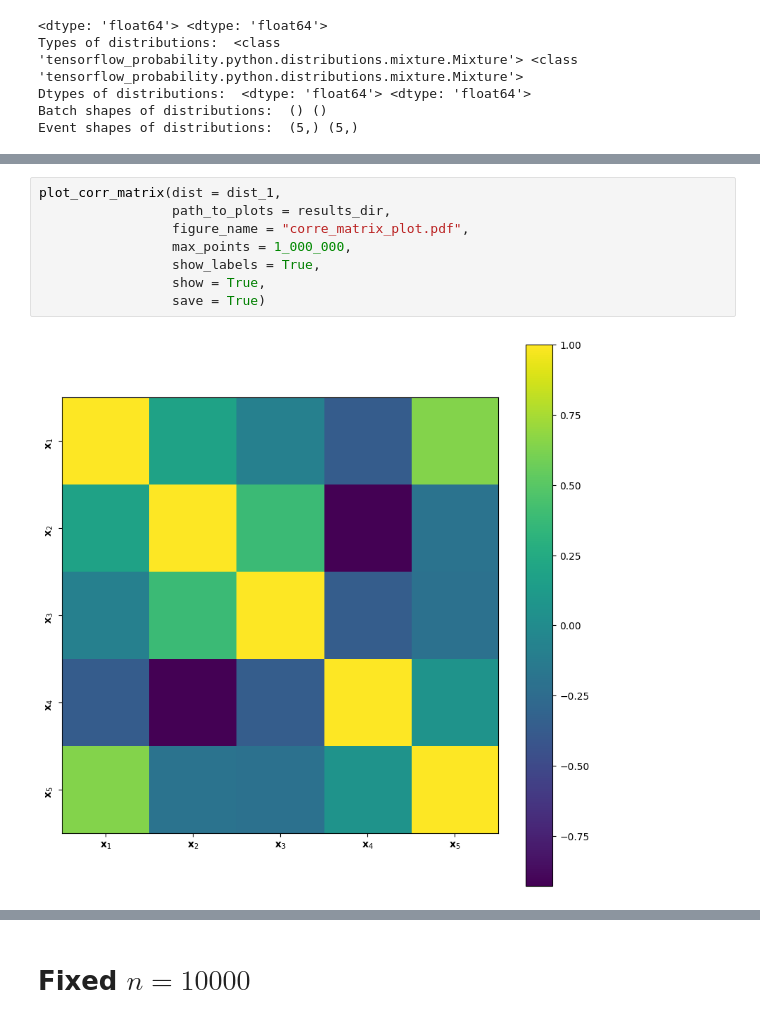
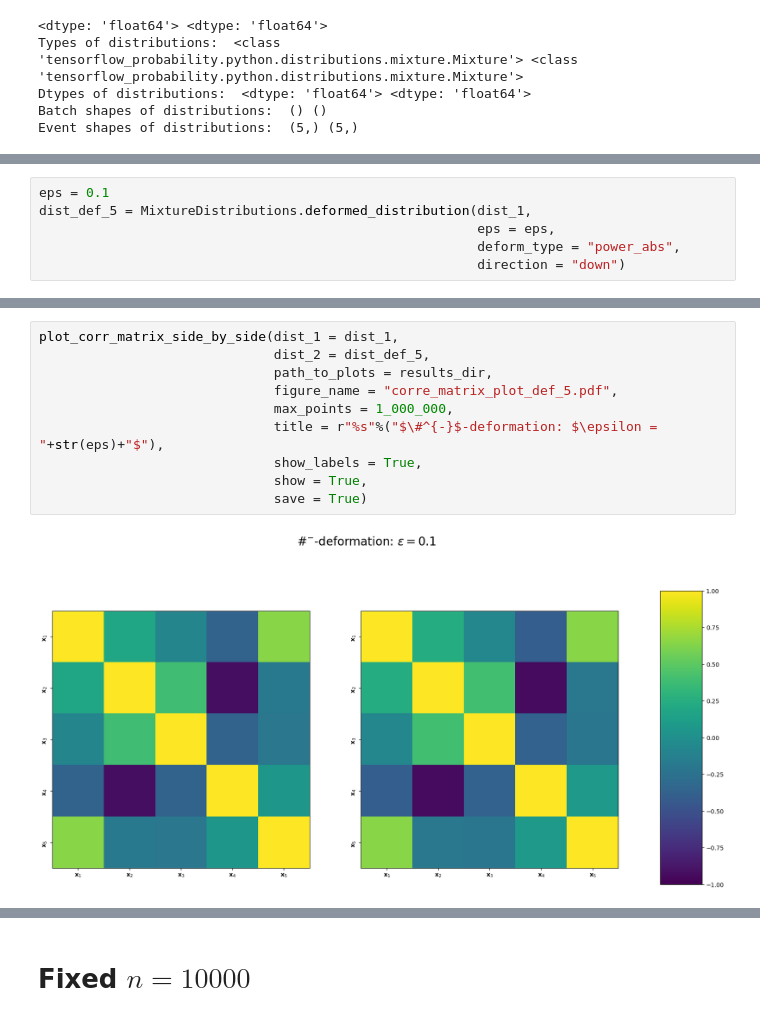
Before and after one commit to TwoSampleTests/GenerativeModelsMetrics, a Jupyter notebook: notebooks/Analysis_5D_mixture_leo10.ipynb, the cells around one changed output, grey strips where cells are left out. Drawn from its saved outputs; the diff is of its cells as text.

```diff
--- a/notebooks/Analysis_5D_mixture_leo10.ipynb
+++ b/notebooks/Analysis_5D_mixture_leo10.ipynb
@@ -183,0 +401,6 @@ WARNING:root:Too few points to create valid contours
+# %%
+eps = 0.1
+dist_def_5 = MixtureDistributions.deformed_distribution(dist_1,
+                                                        eps = eps,
+                                                        deform_type = "power_abs",
+                                                        direction = "down")
@@ -184,10 +446,12 @@ WARNING:root:Too few points to create valid contours
 # %%
-plot_corr_matrix(dist = dist_1,
-                 path_to_plots = results_dir,
-                 figure_name = "corre_matrix_plot.pdf",
-                 max_points = 1_000_000,
-                 show_labels = True,
-                 show = True,
-                 save = True)
+plot_corr_matrix_side_by_side(dist_1 = dist_1,
+                              dist_2 = dist_def_5,
+                              path_to_plots = results_dir,
+                              figure_name = "corre_matrix_plot_def_5.pdf",
+                              max_points = 1_000_000,
+                              title = r"%s"%("$\#^{-}$-deformation: $\epsilon = "+str(eps)+"$"),
+                              show_labels = True,
+                              show = True,
+                              save = True)
 # %% [output]
-[figure, old version]
+[figure, new version]
```
Also changed, not shown: parts of 50 cells of this notebook, 4 other files.
